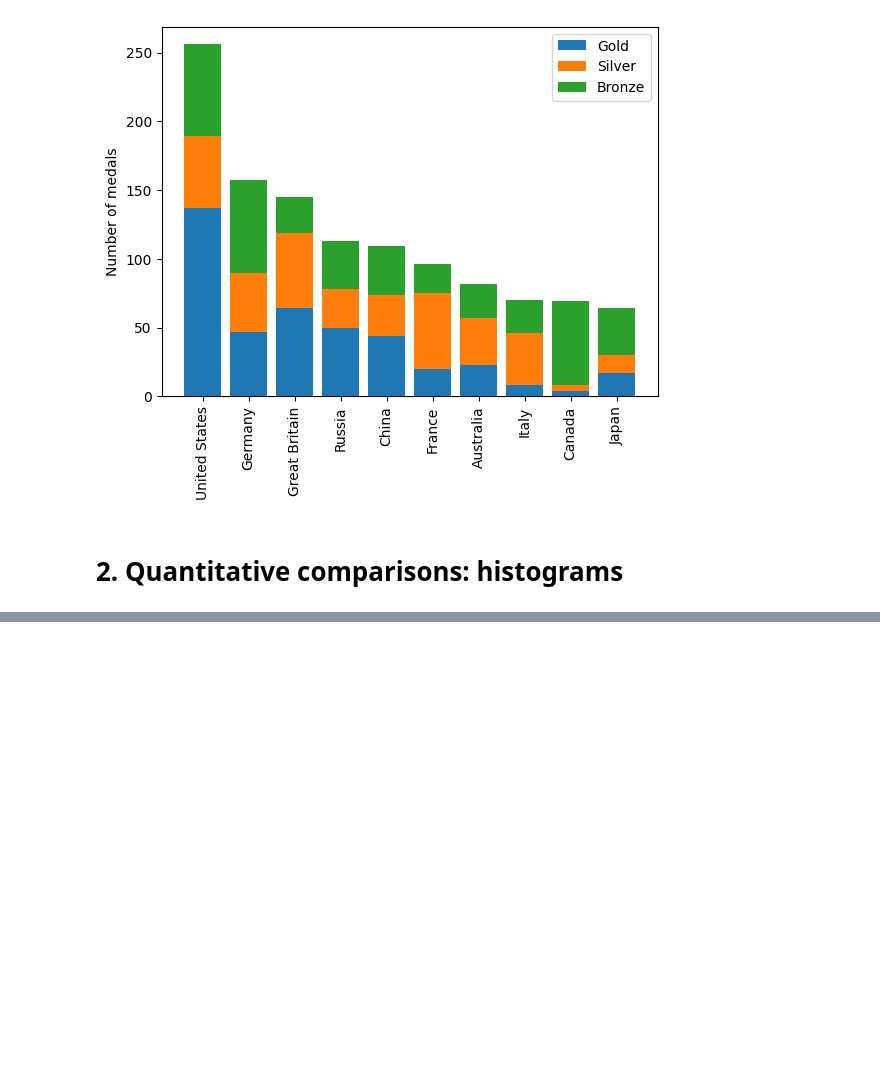
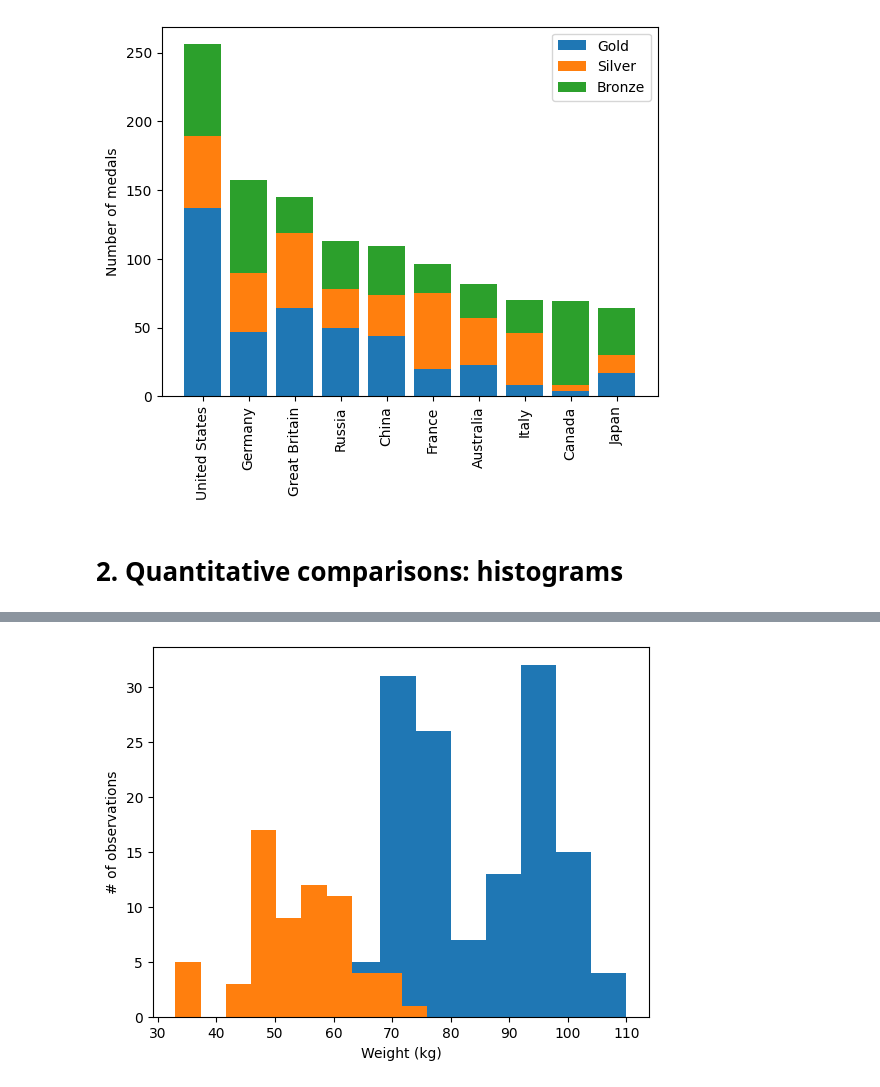
Before and after one commit to yazanhannun/Introduction-to-Data-Visualizations-in-Matplotlib, a Jupyter notebook: 3_ Quantitative comparisons and statistical visualizations.ipynb, the cells around one changed output, grey strips where cells are left out. Cells and saved outputs as stored; diff of their text form; code cells hidden in the pictures; blank space fills up the shorter version.

Commit message:
Quantitative comparisons: histograms/Creating Histograms

```diff
--- a/3_ Quantitative comparisons and statistical visualizations.ipynb
+++ b/3_ Quantitative comparisons and statistical visualizations.ipynb
@@ -4,6 +4,11 @@
 import pandas as pd
 medals = pd.read_csv("C:\\Users\\yazan\\Desktop\\DS\\5-Introduction to Data Visualization with Matplotlib\\Datasets\\medals_by_country_2016.csv", index_col=0)
 print(medals.head())
+
+summer2016 = pd.read_csv('C:\\Users\\yazan\\Desktop\\DS\\5-Introduction to Data Visualization with Matplotlib\\Datasets\\summer2016.csv', index_col=0)
+print(summer2016.head())
+mens_rowing = summer2016[summer2016['Sport'] == 'Rowing']
+mens_gymnastics = summer2016[summer2016['Sport'] == 'Gymnastics']
 # %% [output]
                Bronze  Gold  Silver
 United States      67   137      52
@@ -71,0 +94,18 @@ plt.show()
+# %%
+fig, ax = plt.subplots()
+
+# Plot a histogram of "Weight" for mens_rowing
+ax.hist(mens_rowing['Weight'])
+
+# Compare to histogram of "Weight" for mens_gymnastics
+ax.hist(mens_gymnastics['Weight'])
+
+# Set the x-axis label to "Weight (kg)"
+ax.set_xlabel("Weight (kg)")
+
+# Set the y-axis label to "# of observations"
+ax.set_ylabel("# of observations")
+
+plt.show()
+# %% [output]
+[figure, added]
```
Also changed, not shown: parts of 2 cells of this notebook.
